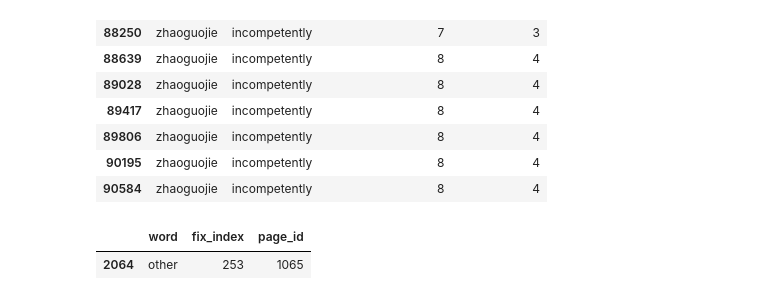
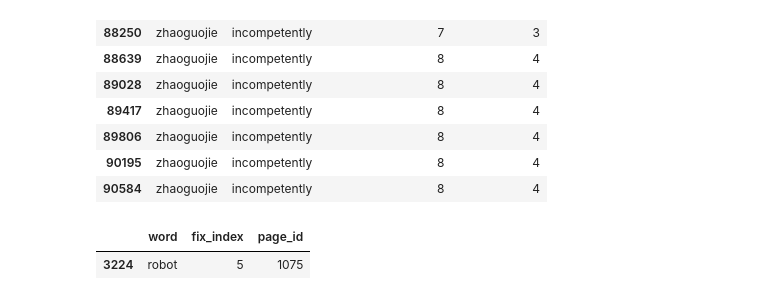
Before and after one commit to WhiteBlacken/reading, a Jupyter notebook: jupyter/data_analysis.ipynb, the cells around one changed output. Cells and saved outputs as stored; diff of their text form; code cells hidden in the pictures.

```diff
--- a/jupyter/data_analysis.ipynb
+++ b/jupyter/data_analysis.ipynb
@@ -886,12 +886,12 @@ data[cols]
 # %%
 # 检查对应的fixation的标号
 import pandas as pd
-page_id = 1065
+page_id = 1075
 word = 'incompetently'
-fix_index = 188
+fix_index = 6
 data = pd.read_csv('dataset/fix-word-map.csv')
 data.loc[(data['page_id']==page_id)&(data['word']==word)]
 data.loc[(data['page_id']==page_id)&(data['fix_index']==fix_index)]
 # %% [output]
 |  | word | fix_index | page_id |
-| 2064 | other | 253 | 1065 |
+| 3224 | robot | 5 | 1075 |
```
